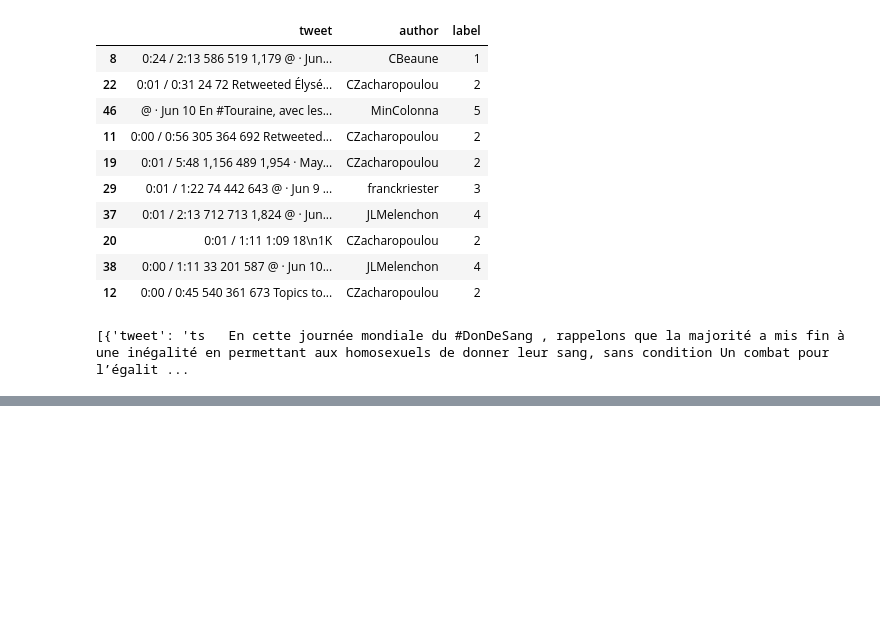
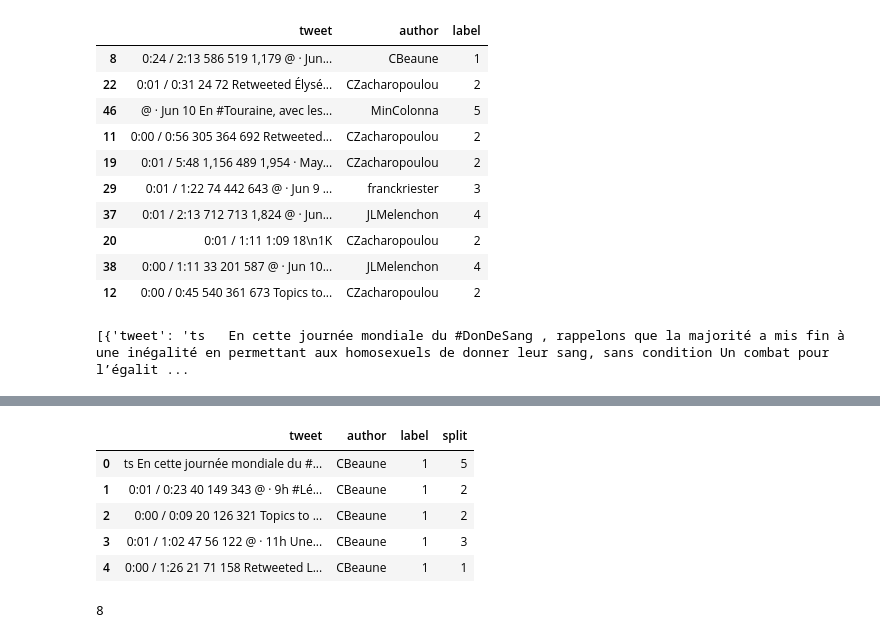
Before and after one commit to samm00/intro_hlt, a Jupyter notebook: train_parser/train_parser.ipynb, the cells around one changed output, grey strips where cells are left out. Drawn from its saved outputs; the diff is of its cells as text; code cells hidden in the pictures; blank space fills up the shorter version.

```diff
--- a/train_parser/train_parser.ipynb
+++ b/train_parser/train_parser.ipynb
@@ -73,0 +88,24 @@ dataset_df.to_pickle('dataset_df.pkl')
+# %%
+# Make training testing split
+import random
+def split_assigner():
+    return random.choice([1,2,3,4,5]) # 5 = testing
+
+dataset_df['split'] = dataset_df['tweet'].map(lambda x: split_assigner())
+
+dataset_df.head()
+# %% [output]
+|  | tweet | author | label | split |
+| 0 | ts En cette journée mondiale du #... | CBeaune | 1 | 5 |
+| 1 | 0:01 / 0:23 40 149 343 @ · 9h #Lé... | CBeaune | 1 | 2 |
+| 2 | 0:00 / 0:09 20 126 321 Topics to ... | CBeaune | 1 | 2 |
+| 3 | 0:01 / 1:02 47 56 122 @ · 11h Une... | CBeaune | 1 | 3 |
+| 4 | 0:00 / 1:26 21 71 158 Retweeted L... | CBeaune | 1 | 1 |
+# %%
+# Get split
+train_X, train_y = dataset_df[dataset_df['split'] < 5].tweet, dataset_df[dataset_df['split'] < 5].author
+test_X, test_y = dataset_df[dataset_df['split'] == 5].tweet, dataset_df[dataset_df['split'] == 5].author
+
+print(len(test_X))
+# %% [output]
+8
```
Also changed, not shown: parts of 4 cells of this notebook.
